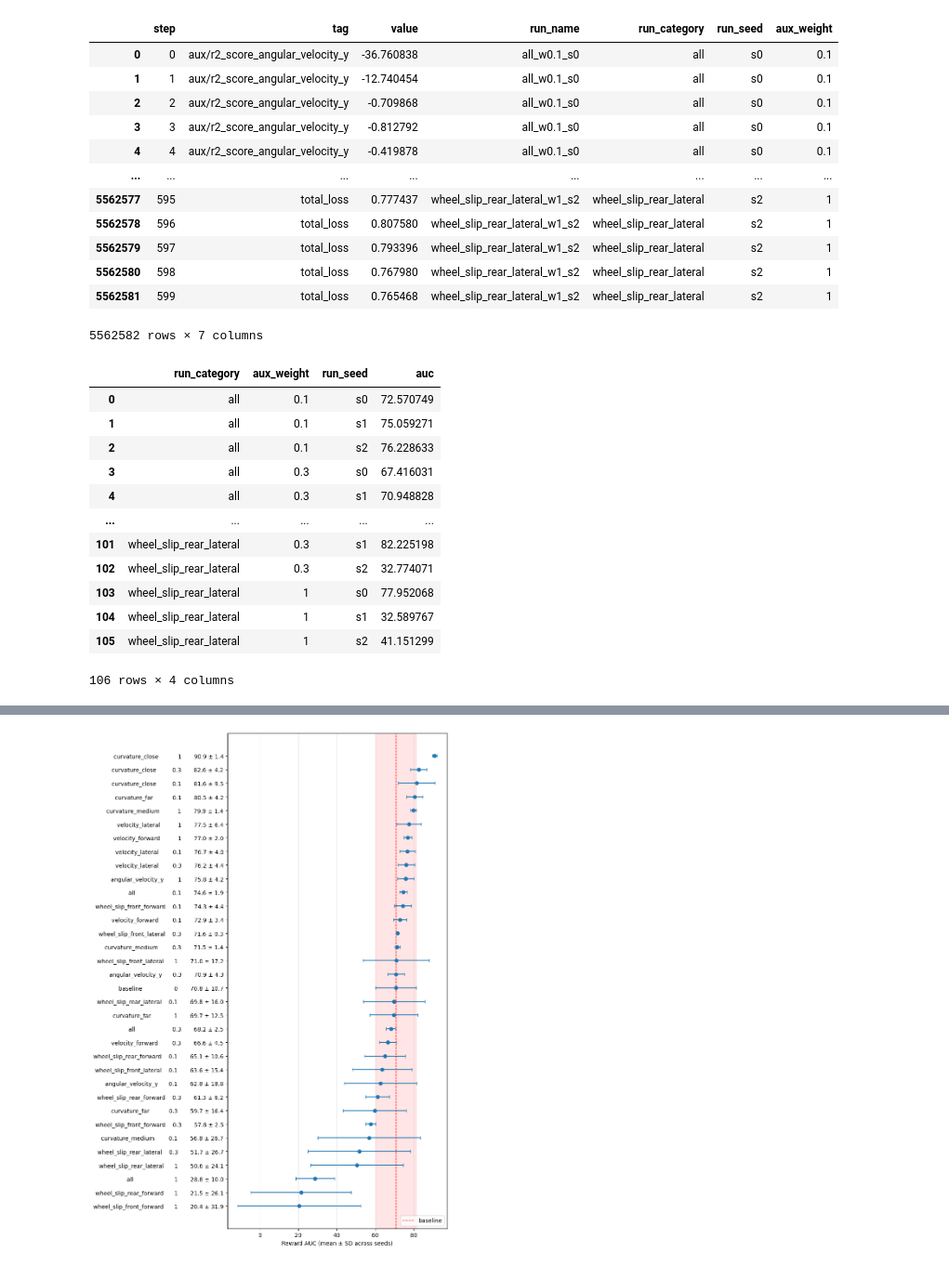
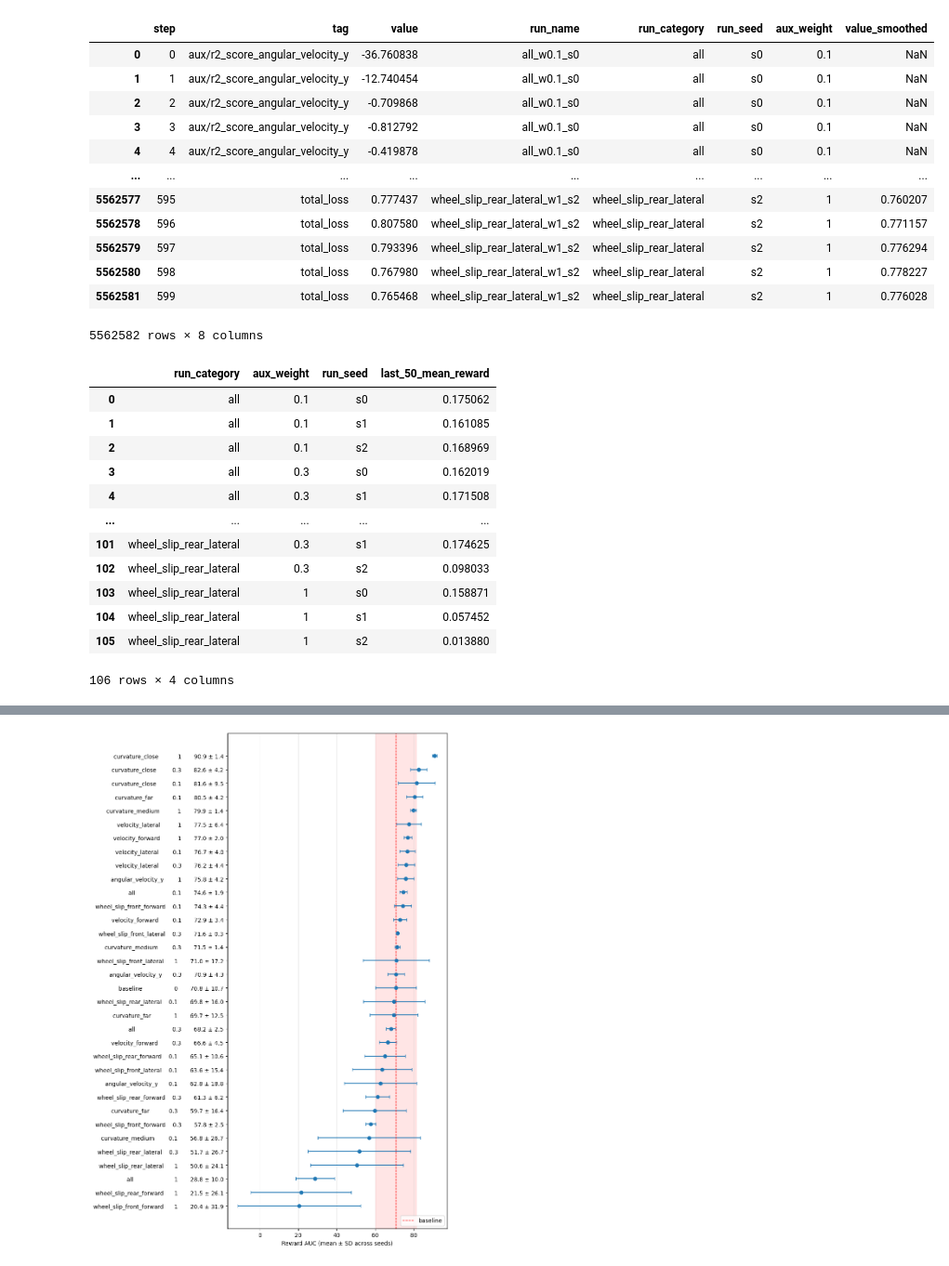
Before and after one commit to jacquesamsel/skripsie, a Jupyter notebook: view_tensorboard.ipynb, the cells around one changed output, grey strips where cells are left out. Shown at 93% size. Cells and saved outputs as stored; diff of their text form; code cells hidden in the pictures.

```diff
--- a/view_tensorboard.ipynb
+++ b/view_tensorboard.ipynb
@@ -14,27 +14,29 @@ reader = SummaryReader(logdir, extra_columns={"dir_name"})
 # %%
 data = reader.scalars
 data.rename(columns={"dir_name": "run_name"}, inplace=True)
 data["run_category"] = data["run_name"].str.split("_").str[:-2].str.join("_")
 data["run_seed"] = data["run_name"].str.split("_").str[-1]
 data["aux_weight"] = data["run_name"].str.split("_").str[-2].str[1:]
+data["value_smoothed"] = data["value"].rolling(window=10).mean()
 data
 # %% [output]
-|  | step | tag | value | run_name | run_category | run_seed | aux_weight |
-| 0 | 0 | aux/r2_score_angular_velocity_y | -36.760838 | all_w0.1_s0 | all | s0 | 0.1 |
-| 1 | 1 | aux/r2_score_angular_velocity_y | -12.740454 | all_w0.1_s0 | all | s0 | 0.1 |
-| 2 | 2 | aux/r2_score_angular_velocity_y | -0.709868 | all_w0.1_s0 | all | s0 | 0.1 |
-| 3 | 3 | aux/r2_score_angular_velocity_y | -0.812792 | all_w0.1_s0 | all | s0 | 0.1 |
-| 4 | 4 | aux/r2_score_angular_velocity_y | -0.419878 | all_w0.1_s0 | all | s0 | 0.1 |
-| ... | ... | ... | ... | ... | ... | ... | ... |
-| 5562577 | 595 | total_loss | 0.777437 | wheel_slip_rear_lateral_w1_s2 | wheel_slip_rear_lateral | s2 | 1 |
-| 5562578 | 596 | total_loss | 0.807580 | wheel_slip_rear_lateral_w1_s2 | wheel_slip_rear_lateral | s2 | 1 |
-| 5562579 | 597 | total_loss | 0.793396 | wheel_slip_rear_lateral_w1_s2 | wheel_slip_rear_lateral | s2 | 1 |
-| 5562580 | 598 | total_loss | 0.767980 | wheel_slip_rear_lateral_w1_s2 | wheel_slip_rear_lateral | s2 | 1 |
-| 5562581 | 599 | total_loss | 0.765468 | wheel_slip_rear_lateral_w1_s2 | wheel_slip_rear_lateral | s2 | 1 |
+|  | step | tag | value | run_name | run_category | run_seed | aux_weight | value_smoothed |
+| 0 | 0 | aux/r2_score_angular_velocity_y | -36.760838 | all_w0.1_s0 | all | s0 | 0.1 | NaN |
+| 1 | 1 | aux/r2_score_angular_velocity_y | -12.740454 | all_w0.1_s0 | all | s0 | 0.1 | NaN |
+| 2 | 2 | aux/r2_score_angular_velocity_y | -0.709868 | all_w0.1_s0 | all | s0 | 0.1 | NaN |
+| 3 | 3 | aux/r2_score_angular_velocity_y | -0.812792 | all_w0.1_s0 | all | s0 | 0.1 | NaN |
+| 4 | 4 | aux/r2_score_angular_velocity_y | -0.419878 | all_w0.1_s0 | all | s0 | 0.1 | NaN |
+| ... | ... | ... | ... | ... | ... | ... | ... | ... |
+| 5562577 | 595 | total_loss | 0.777437 | wheel_slip_rear_lateral_w1_s2 | wheel_slip_rear_lateral | s2 | 1 | 0.760207 |
+| 5562578 | 596 | total_loss | 0.807580 | wheel_slip_rear_lateral_w1_s2 | wheel_slip_rear_lateral | s2 | 1 | 0.771157 |
+| 5562579 | 597 | total_loss | 0.793396 | wheel_slip_rear_lateral_w1_s2 | wheel_slip_rear_lateral | s2 | 1 | 0.776294 |
+| 5562580 | 598 | total_loss | 0.767980 | wheel_slip_rear_lateral_w1_s2 | wheel_slip_rear_lateral | s2 | 1 | 0.778227 |
+| 5562581 | 599 | total_loss | 0.765468 | wheel_slip_rear_lateral_w1_s2 | wheel_slip_rear_lateral | s2 | 1 | 0.776028 |
-5562582 rows × 7 columns
+5562582 rows × 8 columns
 # %%
 def auc(g):
     return np.trapezoid(g["value"], g["step"])
+
 
 completed_runs = data[data["step"] == 599]
 
@@ -48,18 +50,27 @@ auc_df = (
            .rename("auc")
            .reset_index()
 )
-auc_df
+last_n = 50
+
+last_steps_mean_reward = (
+    rewards[rewards["step"] > 599 - last_n]          # steps 550-599 (50 steps)
+    .groupby(["run_category", "aux_weight", "run_seed"])["value"]
+    .mean()
+    .rename("last_50_mean_reward")
+    .reset_index()
+)
+last_steps_mean_reward
 # %% [output]
-|  | run_category | aux_weight | run_seed | auc |
-| 0 | all | 0.1 | s0 | 72.570749 |
-| 1 | all | 0.1 | s1 | 75.059271 |
-| 2 | all | 0.1 | s2 | 76.228633 |
-| 3 | all | 0.3 | s0 | 67.416031 |
-| 4 | all | 0.3 | s1 | 70.948828 |
+|  | run_category | aux_weight | run_seed | last_50_mean_reward |
+| 0 | all | 0.1 | s0 | 0.175062 |
+| 1 | all | 0.1 | s1 | 0.161085 |
+| 2 | all | 0.1 | s2 | 0.168969 |
+| 3 | all | 0.3 | s0 | 0.162019 |
+| 4 | all | 0.3 | s1 | 0.171508 |
 | ... | ... | ... | ... | ... |
-| 101 | wheel_slip_rear_lateral | 0.3 | s1 | 82.225198 |
-| 102 | wheel_slip_rear_lateral | 0.3 | s2 | 32.774071 |
-| 103 | wheel_slip_rear_lateral | 1 | s0 | 77.952068 |
-| 104 | wheel_slip_rear_lateral | 1 | s1 | 32.589767 |
-| 105 | wheel_slip_rear_lateral | 1 | s2 | 41.151299 |
+| 101 | wheel_slip_rear_lateral | 0.3 | s1 | 0.174625 |
+| 102 | wheel_slip_rear_lateral | 0.3 | s2 | 0.098033 |
+| 103 | wheel_slip_rear_lateral | 1 | s0 | 0.158871 |
+| 104 | wheel_slip_rear_lateral | 1 | s1 | 0.057452 |
+| 105 | wheel_slip_rear_lateral | 1 | s2 | 0.013880 |
 106 rows × 4 columns
```
Also changed, not shown: parts of 2 cells of this notebook, 2 other files.
